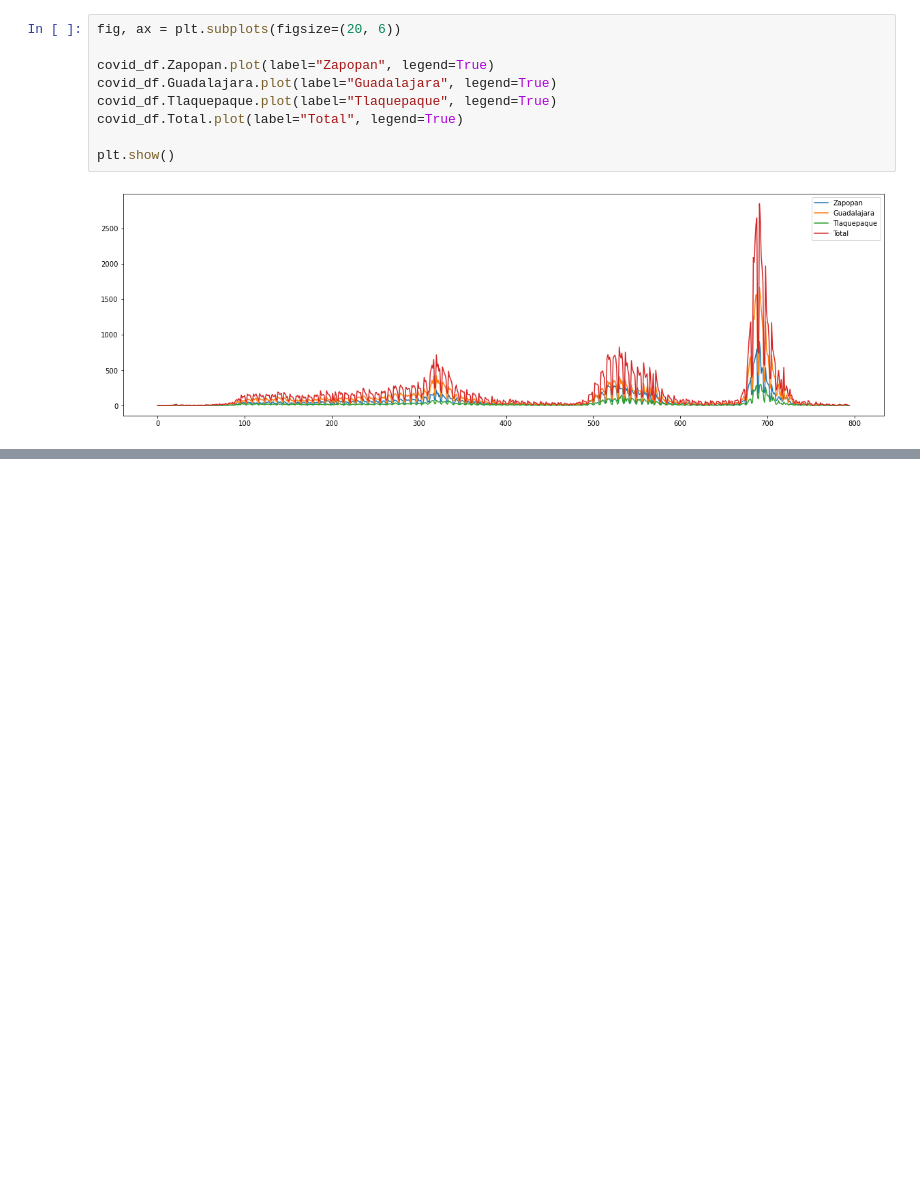
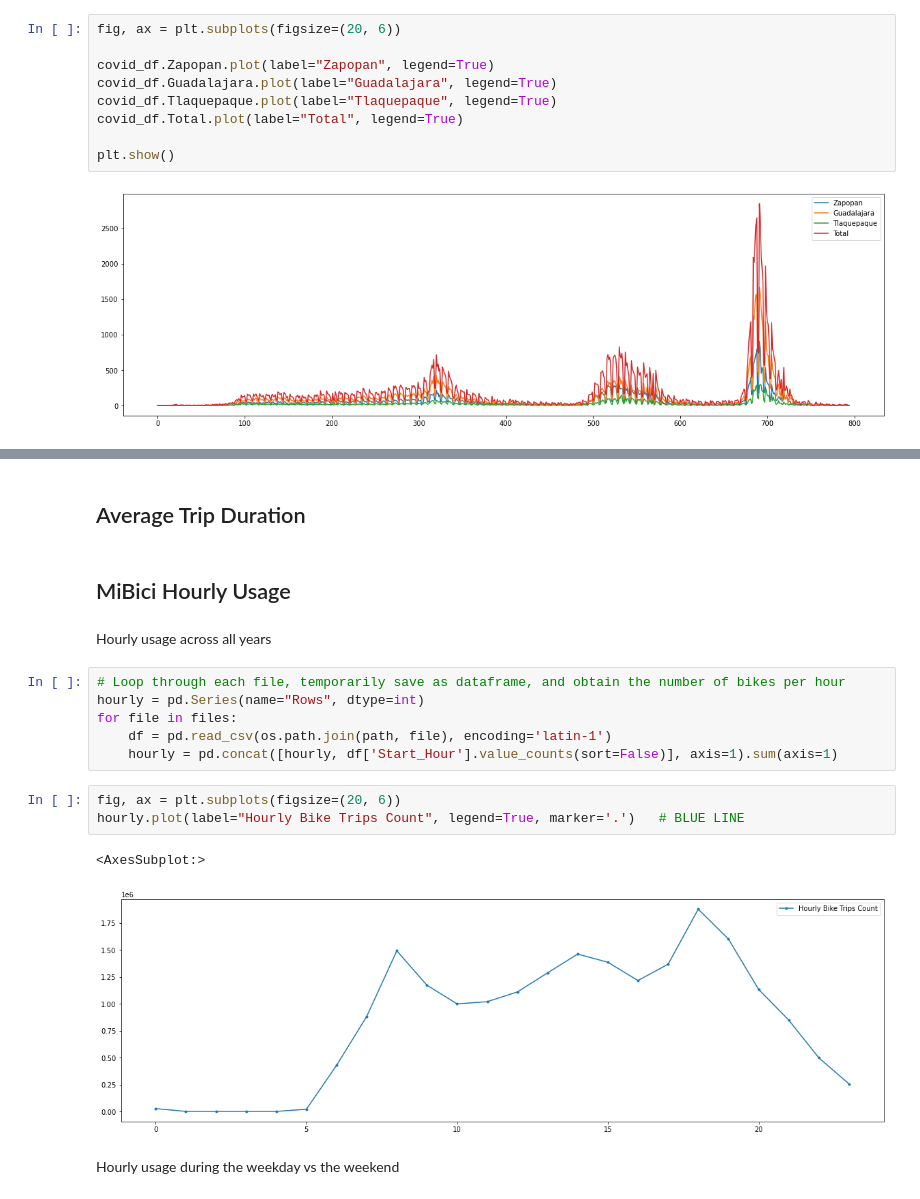
Before and after one commit to cliffordcele/MiBici, a Jupyter notebook: Code/MiBici_DataViz.ipynb, the cells around one changed output, grey strips where cells are left out. Saved outputs shown, nothing was run; the diff lists cells and outputs as text; blank space fills up the shorter version.

```diff
--- a/Code/MiBici_DataViz.ipynb
+++ b/Code/MiBici_DataViz.ipynb
@@ -94,0 +110,20 @@ plt.show()
+# %% [markdown]
+## Average Trip Duration
+# %% [markdown]
+## MiBici Hourly Usage
+# %% [markdown]
+Hourly usage across all years
+# %%
+# Loop through each file, temporarily save as dataframe, and obtain the number of bikes per hour
+hourly = pd.Series(name="Rows", dtype=int)
+for file in files:
+    df = pd.read_csv(os.path.join(path, file), encoding='latin-1')
+    hourly = pd.concat([hourly, df['Start_Hour'].value_counts(sort=False)], axis=1).sum(axis=1)
+# %%
+fig, ax = plt.subplots(figsize=(20, 6))
+hourly.plot(label="Hourly Bike Trips Count", legend=True, marker='.')   # BLUE LINE
+# %% [output]
+<AxesSubplot:>
+[figure, added]
+# %% [markdown]
+Hourly usage during the weekday vs the weekend
```
Also changed, not shown: parts of 7 cells of this notebook.
